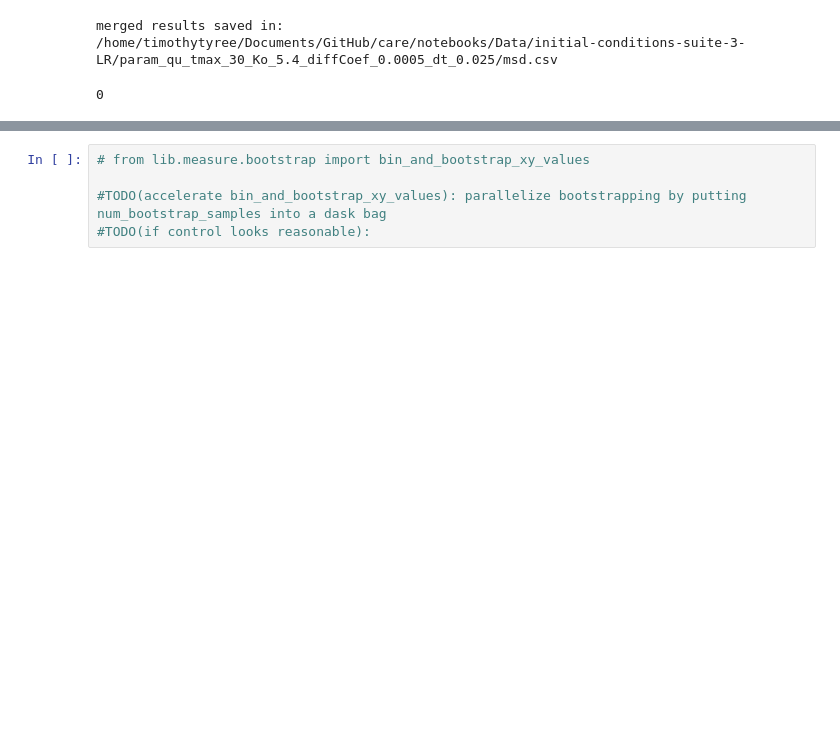
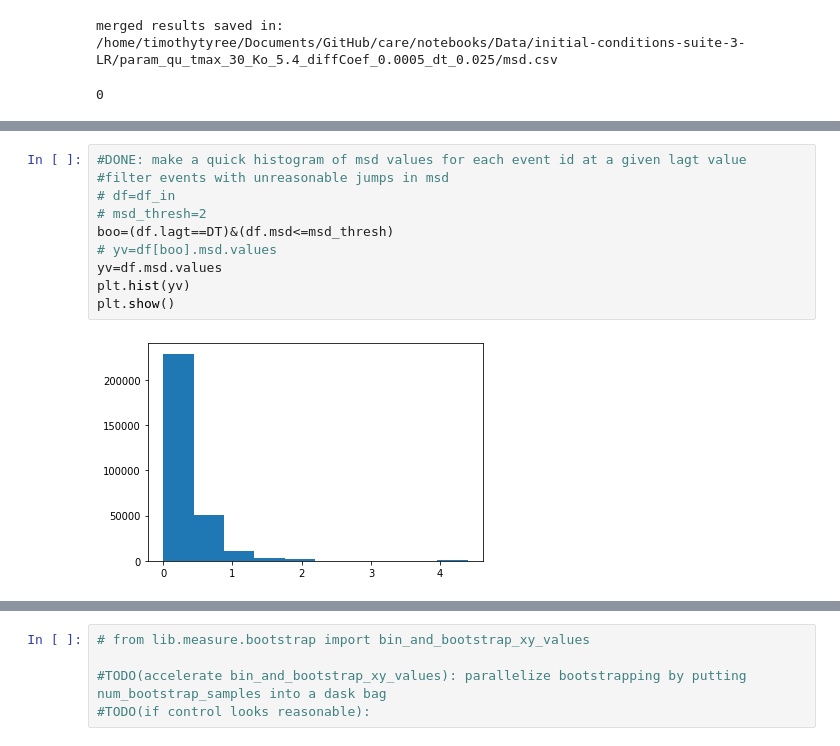
Before and after one commit to timtyree/care, a Jupyter notebook: notebooks/Processing a Folder of Tip Logs.ipynb, the cells around one changed output, grey strips where cells are left out. Saved outputs shown, nothing was run; the diff lists cells and outputs as text; blank space fills up the shorter version.

```diff
--- a/notebooks/Processing a Folder of Tip Logs.ipynb
+++ b/notebooks/Processing a Folder of Tip Logs.ipynb
@@ -620,0 +667,12 @@ df_in.head()
+# %%
+#DONE: make a quick histogram of msd values for each event id at a given lagt value
+#filter events with unreasonable jumps in msd
+# df=df_in
+# msd_thresh=2
+boo=(df.lagt==DT)&(df.msd<=msd_thresh)
+# yv=df[boo].msd.values
+yv=df.msd.values
+plt.hist(yv)
+plt.show()
+# %% [output]
+[figure, added]
```
Also changed, not shown: parts of 37 cells of this notebook, 3 other files.
